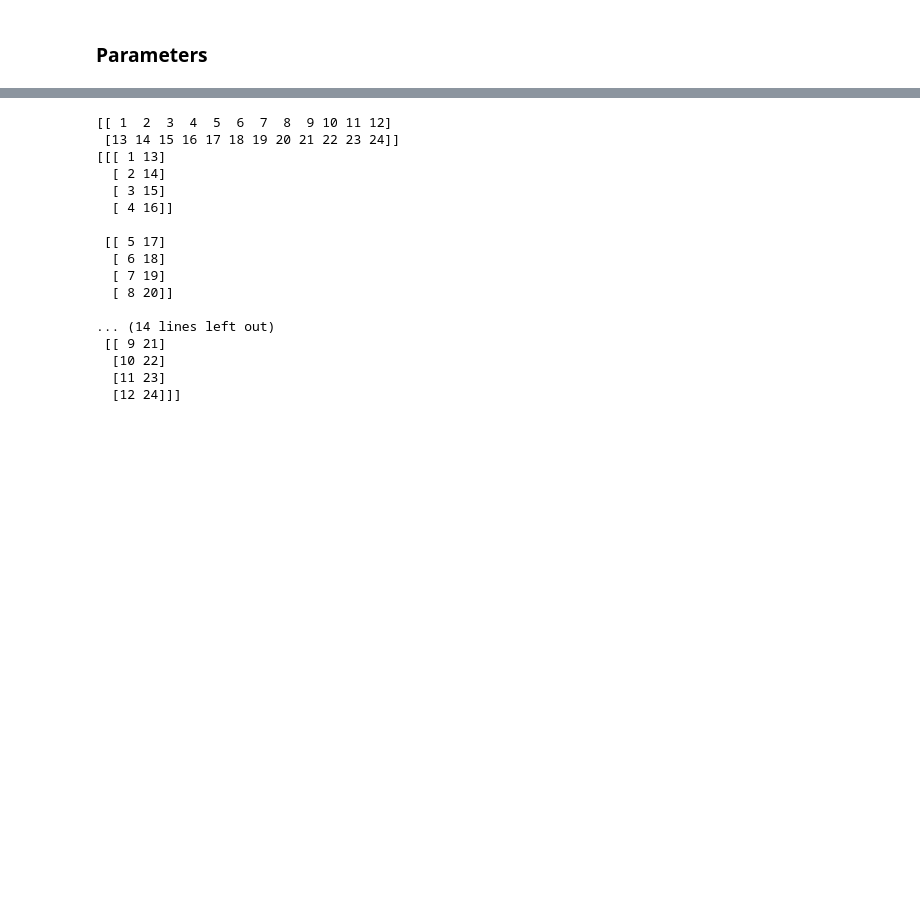
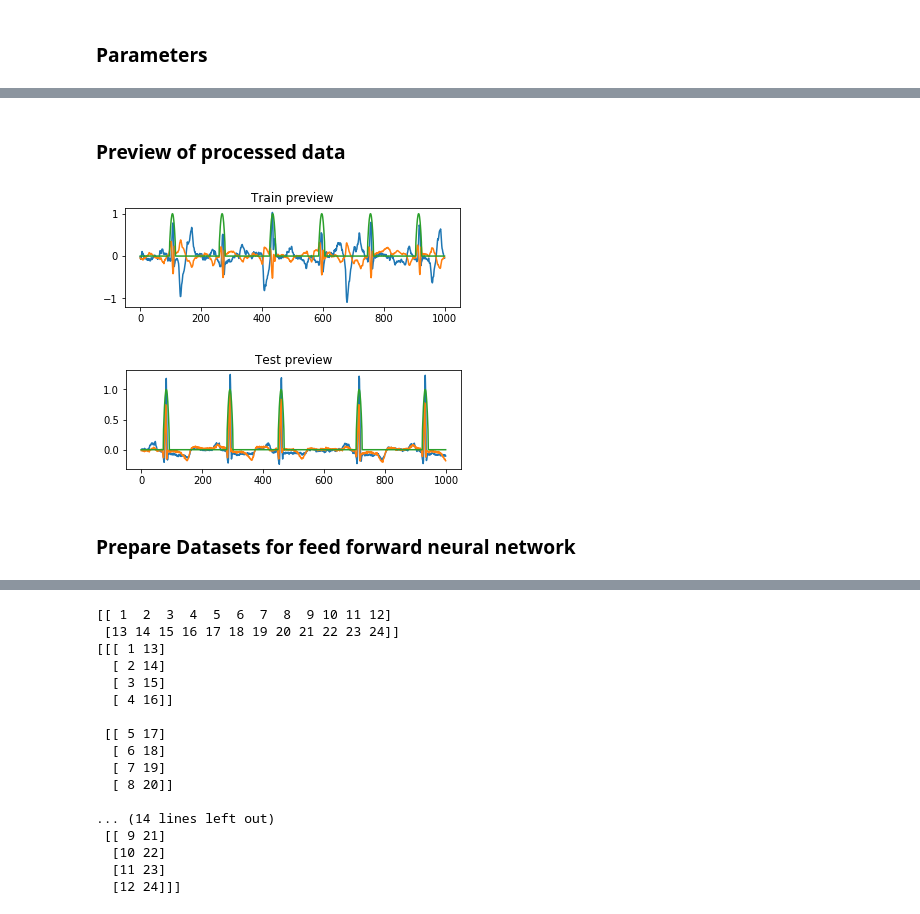
Before and after one commit to jells123/QRS-Detection, a Jupyter notebook: QRS-detectors.ipynb, the cells around one changed output, grey strips where cells are left out. Saved outputs shown, nothing was run; the diff lists cells and outputs as text; code cells hidden in the pictures; blank space fills up the shorter version.

```diff
--- a/QRS-detectors.ipynb
+++ b/QRS-detectors.ipynb
@@ -261,3 +239,28 @@ plt.show()
+# %% [markdown]
+### Preview of processed data
+# %%
+train_sample = all_data[0, :, 1000:2000]
+x = np.arange(1000)
+
+plt.figure(1)
+plt.subplot(211)
+
+plt.plot(x, train_sample[0, :], x, train_sample[1, :], x, train_sample[2, :])
+plt.title("Train preview")
+plt.show()
+
+test_sample = test_data[0, :, 1000:2000]
+
+plt.subplot(212)
+
+plt.plot(x, test_sample[0, :], x, test_sample[1, :], x, test_sample[2, :])
+plt.title("Test preview")
+plt.show()
+# %% [output]
+[figure, added]
+[figure, added]
+# %% [markdown]
+### Prepare Datasets for feed forward neural network
 # %%
 trainData = all_data
 testData = test_data
```
Also changed, not shown: parts of 21 cells of this notebook.
